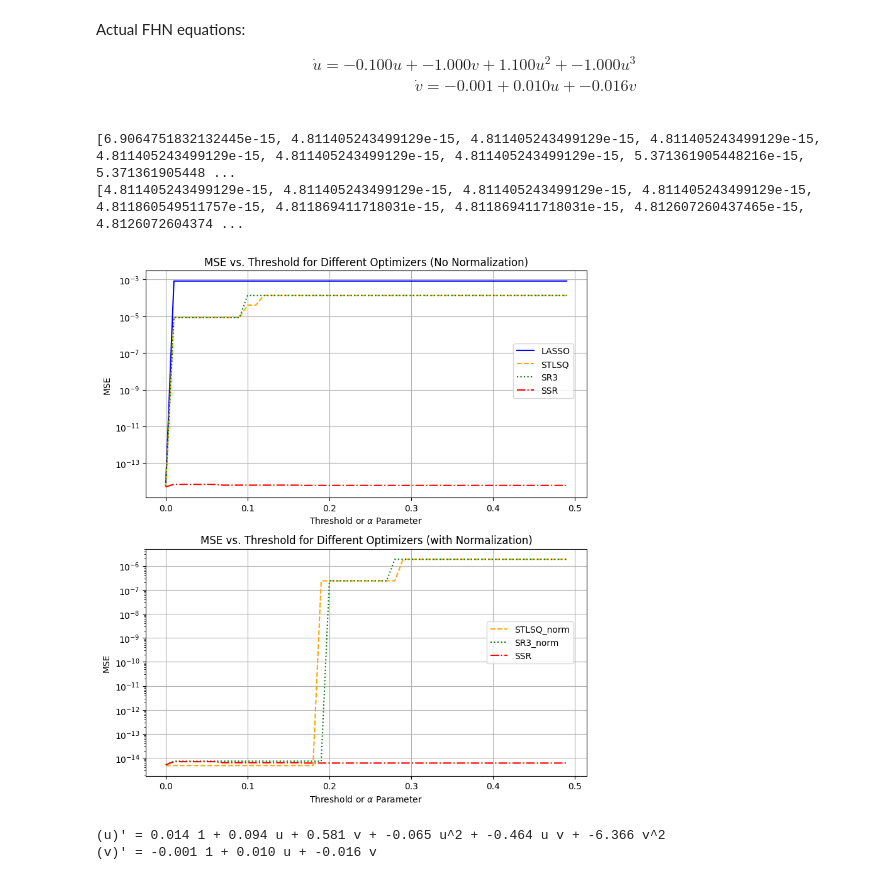
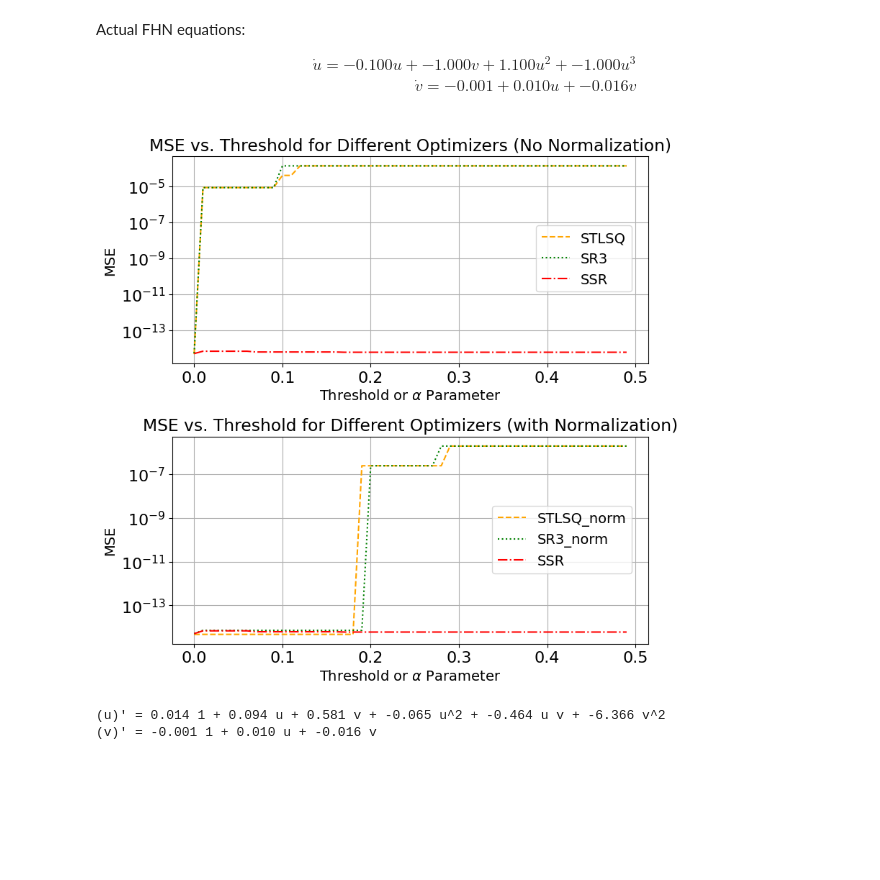
Before and after one commit to cswelch/SINDy-for-Cardiac-Electrophysiology, a Jupyter notebook: SINDy_FHN.ipynb, the cells around one changed output. Saved outputs shown, nothing was run; the diff lists cells and outputs as text; code cells hidden in the pictures; blank space fills up the shorter version.

Commit message:
Removed LASSO from threshold comparison and fixed redundant dt parameter in gen_library_fit.

```diff
--- a/SINDy_FHN.ipynb
+++ b/SINDy_FHN.ipynb
@@ -225,37 +225,41 @@ for thresh in thresholds:
     mse_SSR_norm.append(model4_norm.score(x=states, t=t, metric=metrics.mean_squared_error))
 # %%
 # Create two subplots: (left) MSE without normalization, (right) MSE with normalization.
-fig, ax = plt.subplots(2, 1, figsize=(8, 9))
+fig, ax = plt.subplots(2, 1, figsize=(8, 8))
+# Increase font size for readability
+plt.rcParams.update({'font.size': 14})
+# Set axis label font size independently
+for a in ax:
+    a.tick_params(axis='both', which='major', labelsize=16)
+    a.tick_params(axis='both', which='minor', labelsize=14)
 
 # Plot the MSE errors (without normalization).
-ax[0].plot(thresholds, mse_LASSO, linestyle='-', color='blue', label='LASSO')
+# ax[0].plot(thresholds, mse_LASSO, linestyle='-', color='blue', label='LASSO')
 ax[0].plot(thresholds, mse_STLSQ, linestyle='--', color='orange', label='STLSQ')
 ax[0].plot(thresholds, mse_SR3, linestyle=':', color='green', label='SR3')
 ax[0].plot(thresholds, mse_SSR, linestyle='-.', color='red', label='SSR')
 ax[0].set_title('MSE vs. Threshold for Different Optimizers (No Normalization)')
 ax[0].set_xlabel(r'Threshold or $\alpha$ Parameter')
 ax[0].set_ylabel('MSE')
 ax[0].set_yscale('log')
 ax[0].grid()
 ax[0].legend(loc='upper right', bbox_to_anchor=(0.98, 0.7))
 
 # Plot the MSE errors (with normalization).
 # Plot the MSE errors (with normalization).
 ax[1].plot(thresholds, mse_STLSQ_norm, linestyle='--', color='orange', label='STLSQ_norm')
 ax[1].plot(thresholds, mse_SR3_norm, linestyle=':', color='green', label='SR3_norm')
 ax[1].plot(thresholds, mse_SSR, linestyle='-.', color='red', label='SSR')
 ax[1].set_title('MSE vs. Threshold for Different Optimizers (with Normalization)')
 ax[1].set_xlabel(r'Threshold or $\alpha$ Parameter')
 ax[1].set_ylabel('MSE')
 ax[1].set_yscale('log')
 ax[1].grid()
 ax[1].legend(loc='upper right', bbox_to_anchor=(0.98, 0.7))
 
 fig.tight_layout()
 # %% [output]
-[6.9064751832132445e-15, 4.811405243499129e-15, 4.811405243499129e-15, 4.811405243499129e-15, 4.811405243499129e-15, 4.811405243499129e-15, 4.811405243499129e-15, 5.371361905448216e-15, 5.371361905448 ...
-[4.811405243499129e-15, 4.811405243499129e-15, 4.811405243499129e-15, 4.811405243499129e-15, 4.811860549511757e-15, 4.811869411718031e-15, 4.811869411718031e-15, 4.812607260437465e-15, 4.8126072604374 ...
-[figure, old version]
+[figure, new version]
 # %%
 # With the default feature library, the optimizer can't identify the correct equations, even on the best optimizer.
 model = ps.SINDy(feature_names=["u", "v"], optimizer=ps.STLSQ(threshold=0.1, normalize_columns=True))
```
Also changed, not shown: 2 other files.
